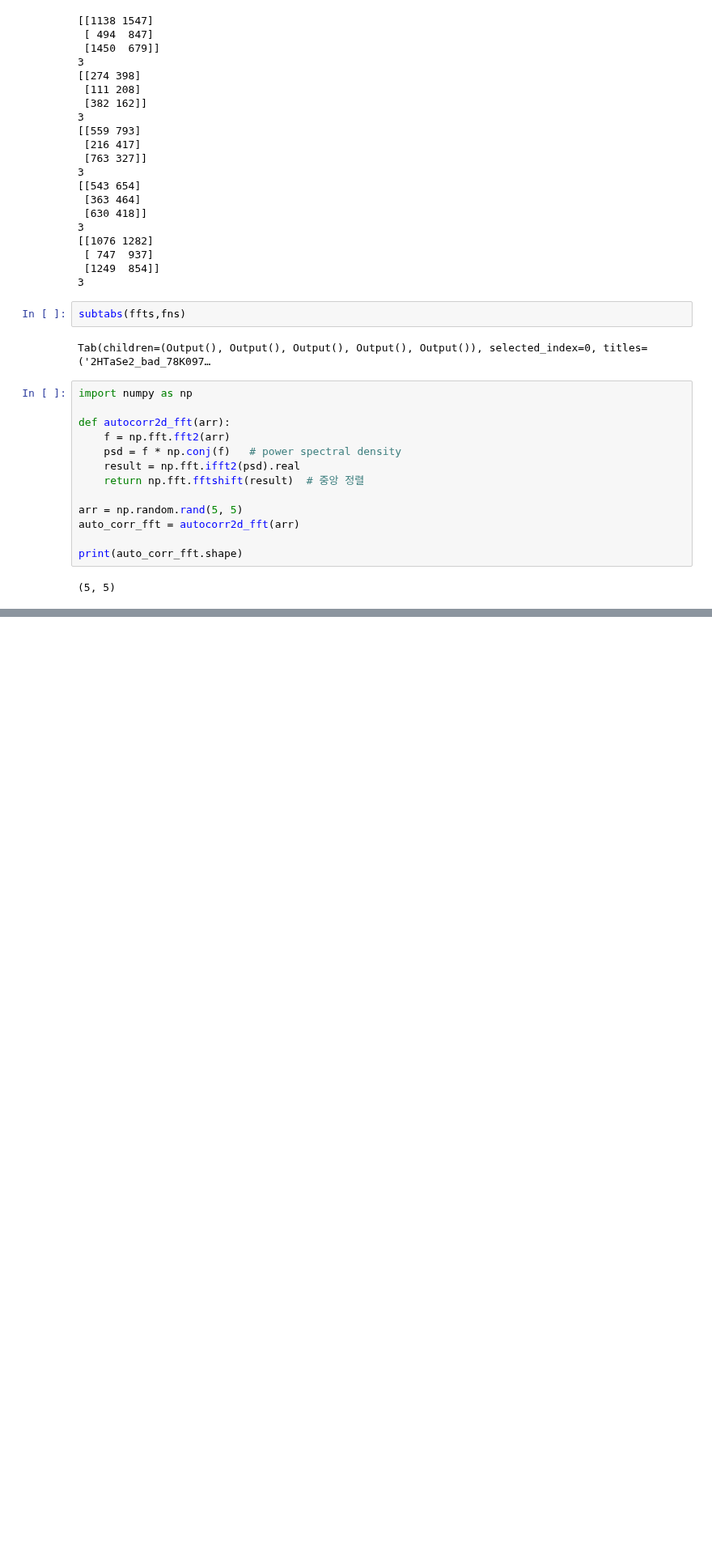
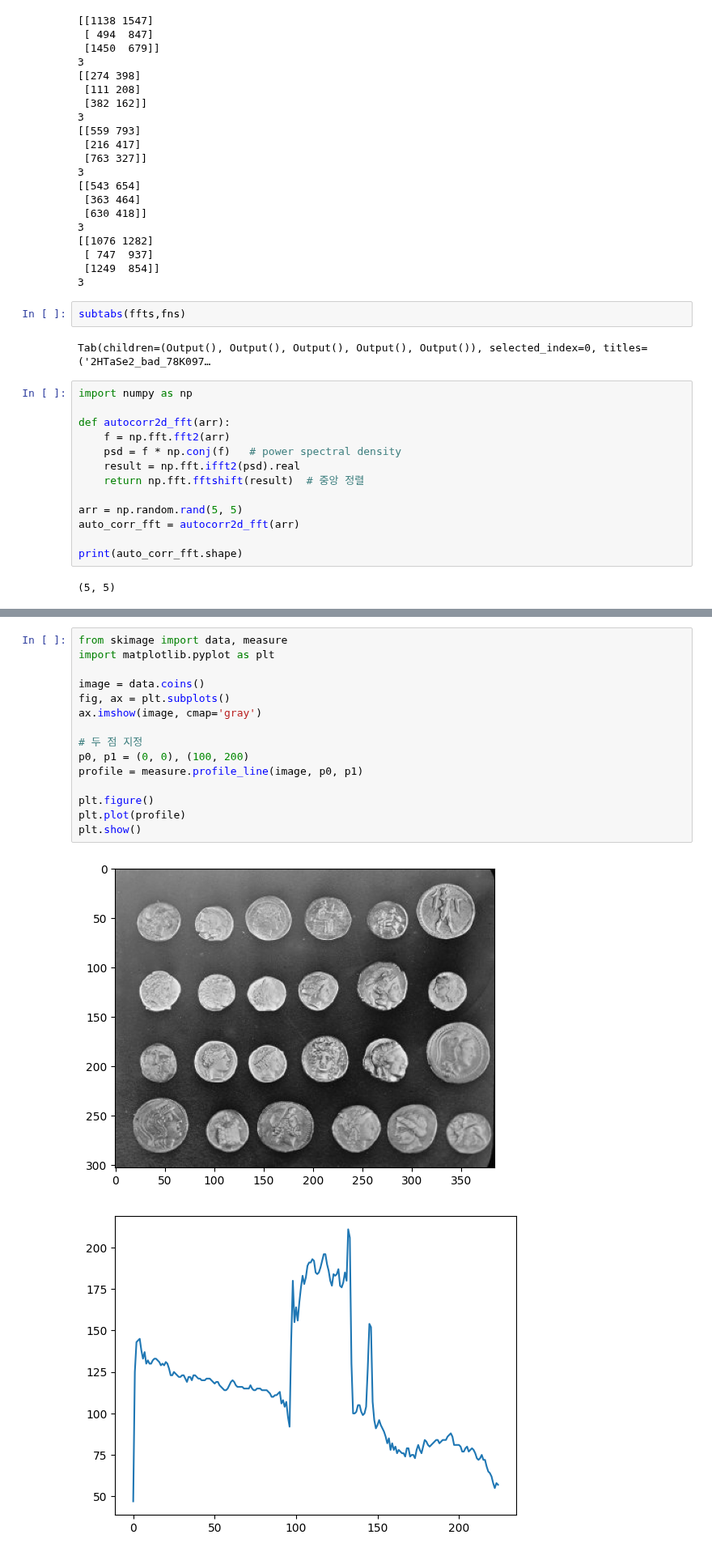
Before and after one commit to Potdooshami/2H_TaSe2_Tc_STM, a Jupyter notebook: fromCleaned.ipynb, the cells around one changed output, grey strips where cells are left out. Shown at 81% size. Drawn from its saved outputs; the diff is of its cells as text; blank space fills up the shorter version.

```diff
--- a/fromCleaned.ipynb
+++ b/fromCleaned.ipynb
@@ -126,0 +194,18 @@ Tab(children=(Output(), Output(), Output(), Output(), Output()), selected_index=
+# %%
+from skimage import data, measure
+import matplotlib.pyplot as plt
+
+image = data.coins()
+fig, ax = plt.subplots()
+ax.imshow(image, cmap='gray')
+
+# 두 점 지정
+p0, p1 = (0, 0), (100, 200)
+profile = measure.profile_line(image, p0, p1)
+
+plt.figure()
+plt.plot(profile)
+plt.show()
+# %% [output]
+[figure, added]
+[figure, added]
```
Also changed, not shown: parts of 19 cells of this notebook, 1 other file.
